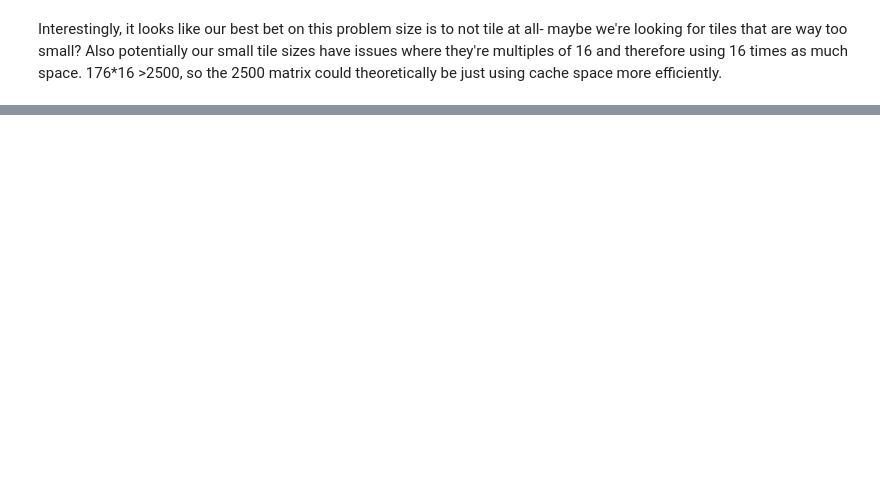
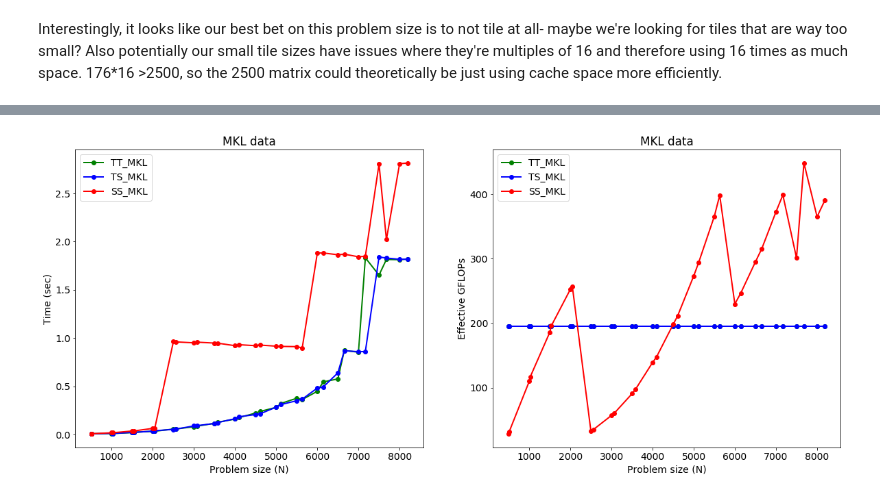
Before and after one commit to lnarmour/parric-ttmm, a Jupyter notebook: scripts/finalScripts/plots/2D plots.ipynb, the cells around one changed output, grey strips where cells are left out. Drawn from its saved outputs; the diff is of its cells as text; code cells hidden in the pictures; blank space fills up the shorter version.

Commit message:
added additional plots

```diff
--- a/scripts/finalScripts/plots/2D plots.ipynb
+++ b/scripts/finalScripts/plots/2D plots.ipynb
@@ -1,10 +1,14 @@
 # %%
 import json
+import os
+from glob import glob
 import numpy as np
 import matplotlib.pyplot as plt
+%matplotlib inline
 
-data=None
-with open("../results/2D.N.1500-2500.json") as f:
-    data=json.load(f)
+data = []
+for filename in glob('../results/2D*.json'):
+    with open(filename, 'r') as f:
+        data += json.load(f)
 print("There are",len(data),"entries.")
 # %% [output]
@@ -140,0 +162,73 @@ Interestingly, it looks like our best bet on this problem size is to not tile at
+# %%
+mkl_data = []
+for filename in glob('../results/baseline.mkl.json'):
+    with open(filename, 'r') as f:
+        mkl_data += json.load(f)
+for m in mkl_data:
+    m['type'] = m['command'].split('/')[-1].split(' ')[0]
+    m['time'] = np.mean(m['times'][1:-1])
+
+Ns = set()
+for m in mkl_data:
+    if m['N'] not in Ns:
+        Ns.add(m['N'])
+
+
+data = {}
+for type in ['TT_MKL', 'TS_MKL', 'SS_MKL']:
+    mkl_data_type = [m for m in mkl_data if m['type']==type]
+    data[type] = {}
+    for N in Ns:
+        data[type][N] = []
+        for m in mkl_data_type:
+            if m['N'] == N:
+                data[type][N].append(m)
+
+D = {'TT_MKL': [], 'TS_MKL': [], 'SS_MKL': []}
+X = {'TT_MKL': [], 'TS_MKL': [], 'SS_MKL': []}
+Y = {'TT_MKL': [], 'TS_MKL': [], 'SS_MKL': []}
+Labels = {'TT_MKL': [], 'TS_MKL': [], 'SS_MKL': []}
+for type in data:
+    for N in data[type]:
+        times = [(x['time'], 'num_threads={}'.format(x['num_threads'])) for x in data[type][N]]
+        times.sort()
+        min_time = times[0]
+        time = min_time[0]
+        num_threads = min_time[1]
+        D[type].append((N, time, num_threads))
+    D[type].sort()
+    X[type] = [i[0] for i in D[type]]
+    Y[type] = [i[1] for i in D[type]]
+    Labels[type] = [i[2] for i in D[type]]
+
+# compute effective GFLOPs
+G = {'TT_MKL': [], 'TS_MKL': [], 'SS_MKL': []}
+for point in D['SS_MKL']:
+    N, time, _ = point
+    G['SS_MKL'].append(2*(N**3) / time / (10**9))
+for type in ['TS_MKL', 'TT_MKL']:
+    for point in D[type]:
+        G[type].append((N**3) / time / (10**9))
+
+plt.figure(figsize=(20,8))
+plt.rcParams.update({'font.size': 14})
+plt.subplot(1, 2, 1)
+for type, c in zip(X,['go-', 'bo-', 'ro-']):
+    plt.plot(X[type], Y[type], c, linewidth=2, label=type)
+plt.title('MKL data')
+plt.xlabel('Problem size (N)')
+plt.ylabel('Time (sec)')
+plt.legend()
+
+plt.subplot(1, 2, 2)
+for type, c in zip(X,['go-', 'bo-', 'ro-']):
+    plt.plot(X[type], G[type], c, linewidth=2, label=type)
+
+plt.title('MKL data')
+plt.xlabel('Problem size (N)')
+plt.ylabel('Effective GFLOPs')
+plt.legend()
+
+plt.show()
+# %% [output]
+[figure, added]
```
Also changed, not shown: parts of 13 cells of this notebook.
